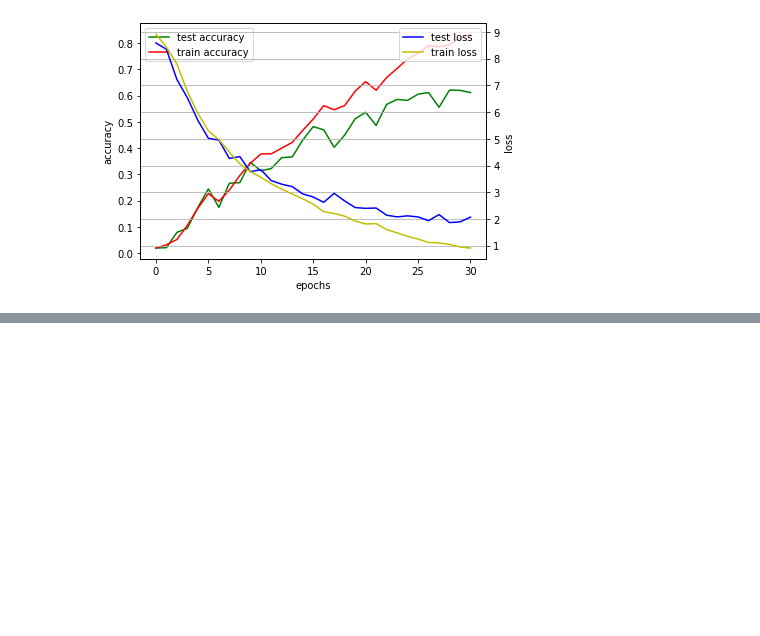
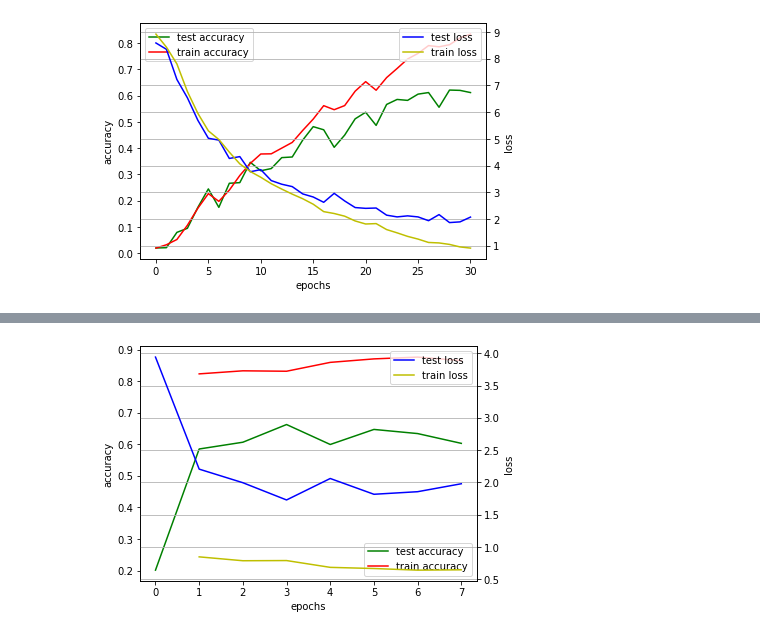
Before and after one commit to 1337Eddy/PruningBirdNet, a Jupyter notebook: visualizations.ipynb, the cells around one changed output, grey strips where cells are left out. Cells and saved outputs as stored; diff of their text form; code cells hidden in the pictures; blank space fills up the shorter version.

```diff
--- a/visualizations.ipynb
+++ b/visualizations.ipynb
@@ -52,0 +64,4 @@ plot_graphs("models/puned/both_06/birdnet_v3.pt")
+# %%
+plot_graphs("models/pruned/block_20/birdnet_final.pt", "20")
+# %% [output]
+[figure, added]
```
Also changed, not shown: parts of 9 cells of this notebook, 4 other files.
